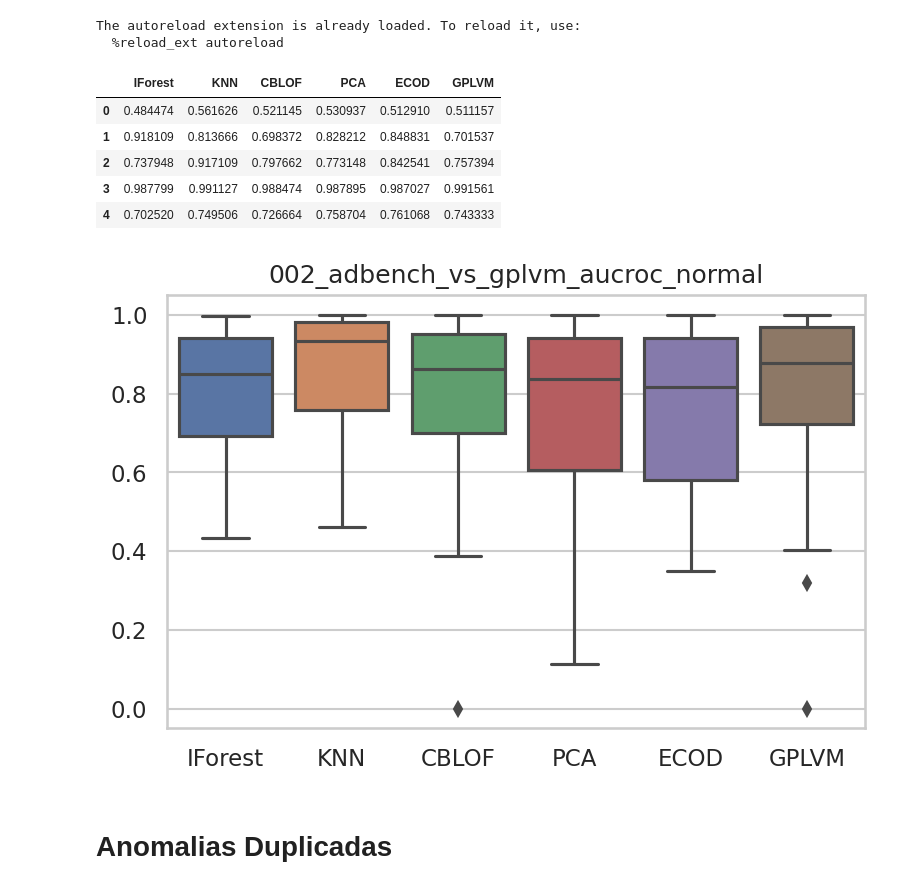
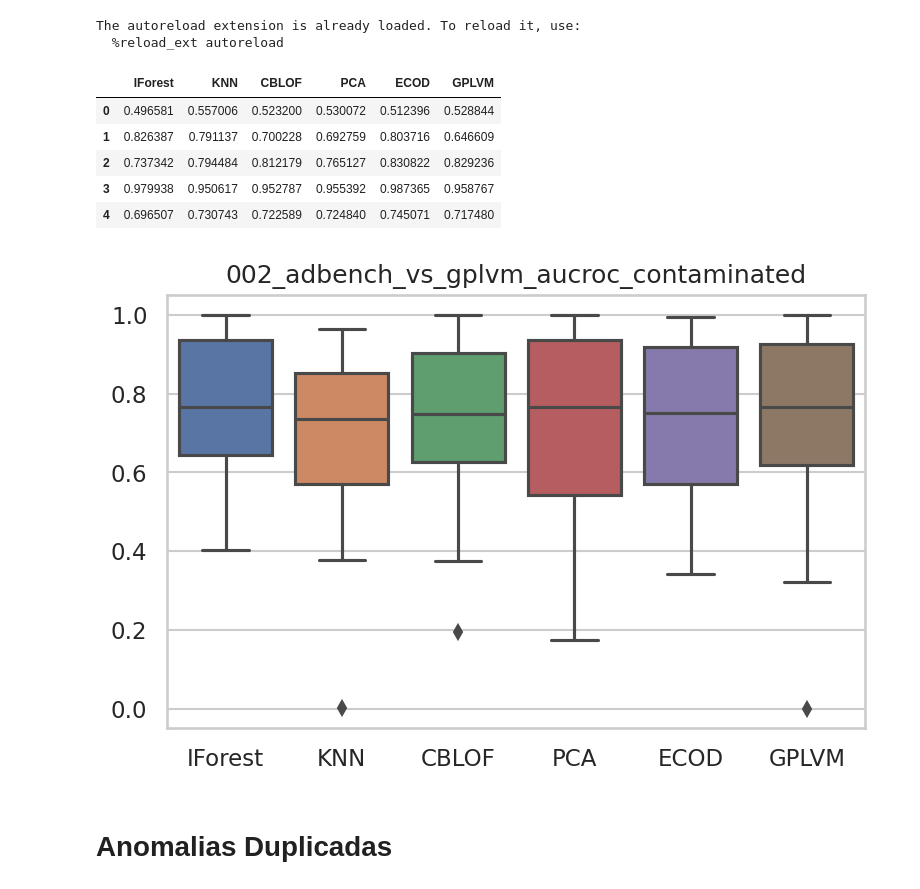
Before and after one commit to davinavarro/OE-GPLVM, a Jupyter notebook: 13_results_analysis.ipynb, the cells around one changed output. Cells and saved outputs as stored; diff of their text form; code cells hidden in the pictures.

Commit message:
experimentos com 5000 epochs

```diff
--- a/13_results_analysis.ipynb
+++ b/13_results_analysis.ipynb
@@ -24,26 +24,26 @@ The autoreload extension is already loaded. To reload it, use:
   %reload_ext autoreload
 # %%
 df = pd.read_json(
-    "experiments/complete/adbench/standard/002_adbench_vs_gplvm_aucroc_normal.json"
+    "experiments/complete/adbench/standard/002_adbench_vs_gplvm_aucroc_contaminated.json"
 )
 df.head(5)
 # %% [output]
 |  | IForest | KNN | CBLOF | PCA | ECOD | GPLVM |
-| 0 | 0.484474 | 0.561626 | 0.521145 | 0.530937 | 0.512910 | 0.511157 |
-| 1 | 0.918109 | 0.813666 | 0.698372 | 0.828212 | 0.848831 | 0.701537 |
-| 2 | 0.737948 | 0.917109 | 0.797662 | 0.773148 | 0.842541 | 0.757394 |
-| 3 | 0.987799 | 0.991127 | 0.988474 | 0.987895 | 0.987027 | 0.991561 |
-| 4 | 0.702520 | 0.749506 | 0.726664 | 0.758704 | 0.761068 | 0.743333 |
+| 0 | 0.496581 | 0.557006 | 0.523200 | 0.530072 | 0.512396 | 0.528844 |
+| 1 | 0.826387 | 0.791137 | 0.700228 | 0.692759 | 0.803716 | 0.646609 |
+| 2 | 0.737342 | 0.794484 | 0.812179 | 0.765127 | 0.830822 | 0.829236 |
+| 3 | 0.979938 | 0.950617 | 0.952787 | 0.955392 | 0.987365 | 0.958767 |
+| 4 | 0.696507 | 0.730743 | 0.722589 | 0.724840 | 0.745071 | 0.717480 |
 # %%
 sns.set_style("whitegrid")
 s = sns.boxplot(data=df)
-s.set_title("002_adbench_vs_gplvm_aucroc_normal")
+s.set_title("002_adbench_vs_gplvm_aucroc_contaminated")
 None
 #plt.savefig(
 #    "experiments/complete/adbench/standard/002_adbench_vs_gplvm_aucroc_normal.jpg"
 #)
 # %% [output]
-[figure, old version]
+[figure, new version]
 # %%
 base = "experiments/complete/adbench/duplicate_anomalies/"
 def save_experiment_boxplot(base_path):
```
Also changed, not shown: parts of 4 cells of this notebook, 5 other files.
